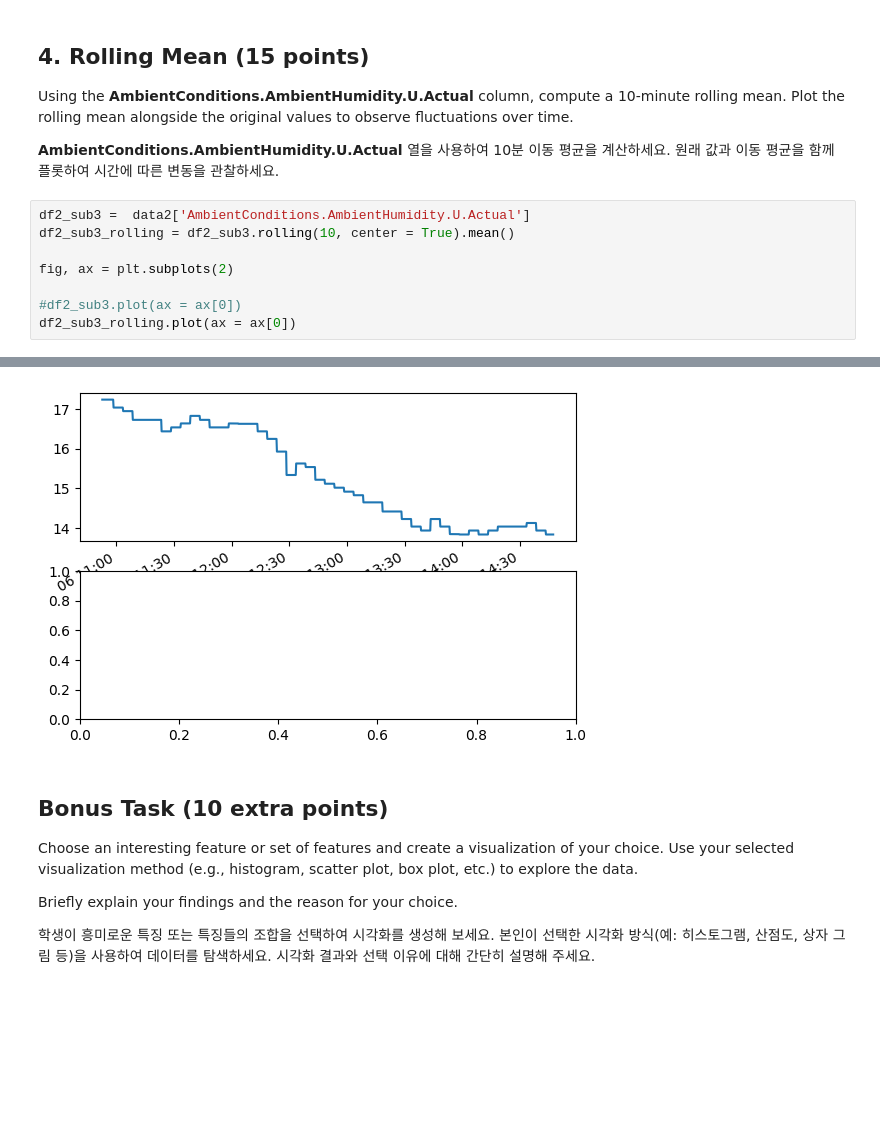
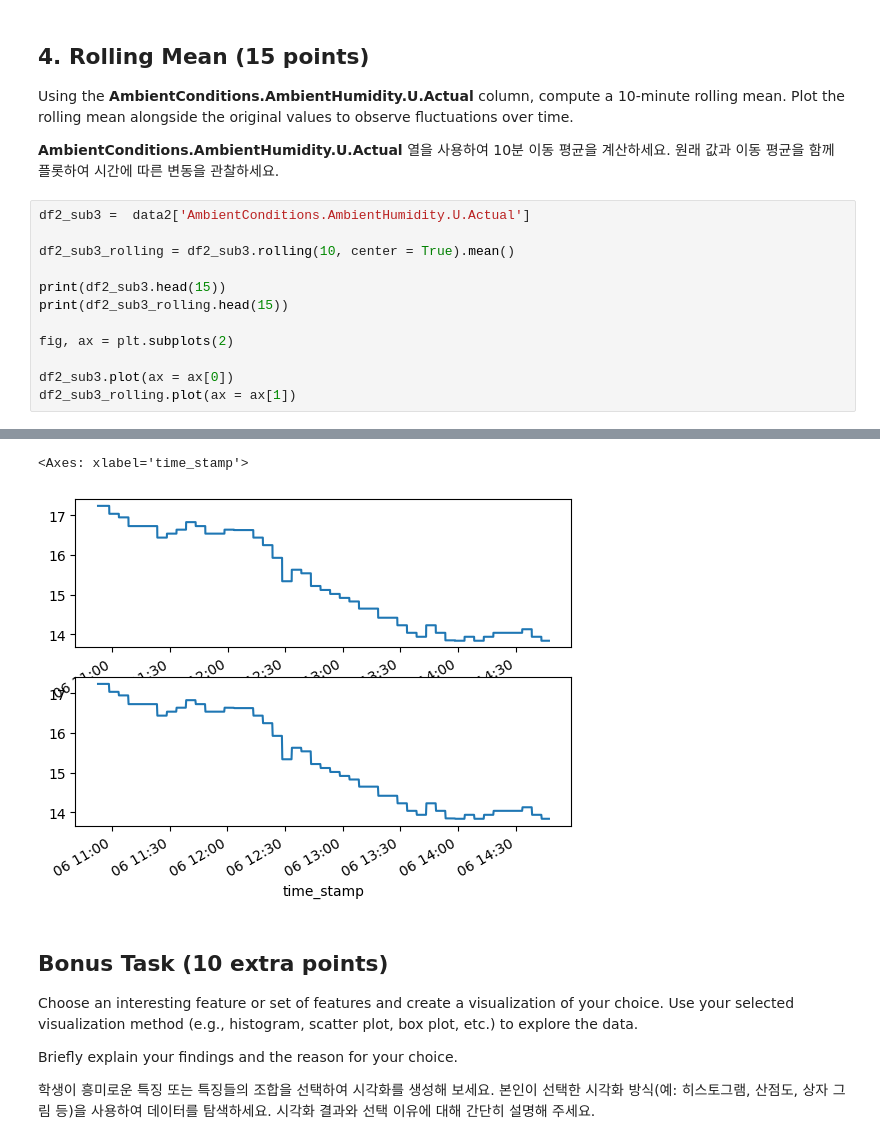
Before and after one commit to SyngyeonTak/Best-README-Template, a Jupyter notebook: DAEM_Midterm_practical_test.ipynb, the cells around one changed output, grey strips where cells are left out. Saved outputs shown, nothing was run; the diff lists cells and outputs as text; blank space fills up the shorter version.

```diff
--- a/DAEM_Midterm_practical_test.ipynb
+++ b/DAEM_Midterm_practical_test.ipynb
@@ -421,10 +421,14 @@ sns.histplot(data2['Machine1.RawMaterialFeederParameter.U.Actual'])
 **AmbientConditions.AmbientHumidity.U.Actual** 열을 사용하여 10분 이동 평균을 계산하세요. 원래 값과 이동 평균을 함께 플롯하여 시간에 따른 변동을 관찰하세요.
 # %%
 df2_sub3 =  data2['AmbientConditions.AmbientHumidity.U.Actual']
+
 df2_sub3_rolling = df2_sub3.rolling(10, center = True).mean()
+
+print(df2_sub3.head(15))
+print(df2_sub3_rolling.head(15))
 
 fig, ax = plt.subplots(2)
 
-#df2_sub3.plot(ax = ax[0])
-df2_sub3_rolling.plot(ax = ax[0])
+df2_sub3.plot(ax = ax[0])
+df2_sub3_rolling.plot(ax = ax[1])
 # %% [output]
@@ -432,4 +452,5 @@ df2_sub3_rolling.plot(ax = ax[0])
+<Axes: xlabel='time_stamp'>
-[figure, old version]
+[figure, new version]
 # %% [markdown]
 ## Bonus Task (10 extra points)
 
```
Also changed, not shown: parts of 4 cells of this notebook.
